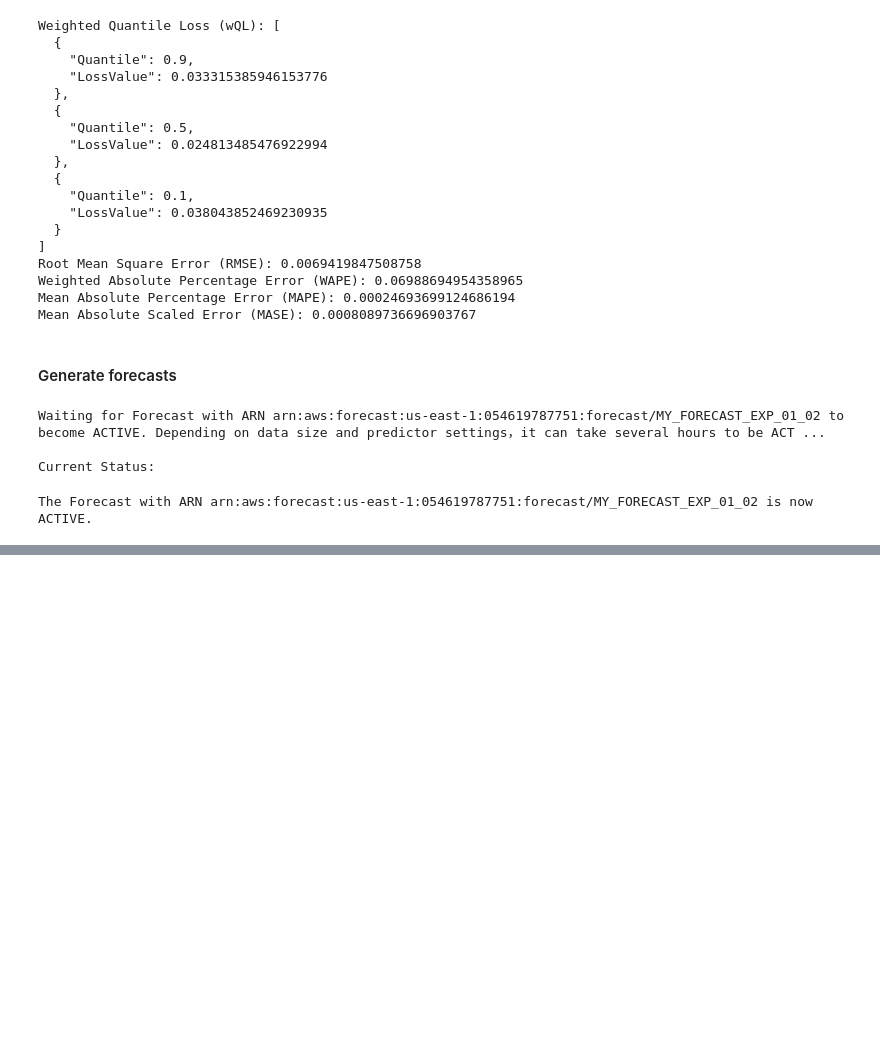
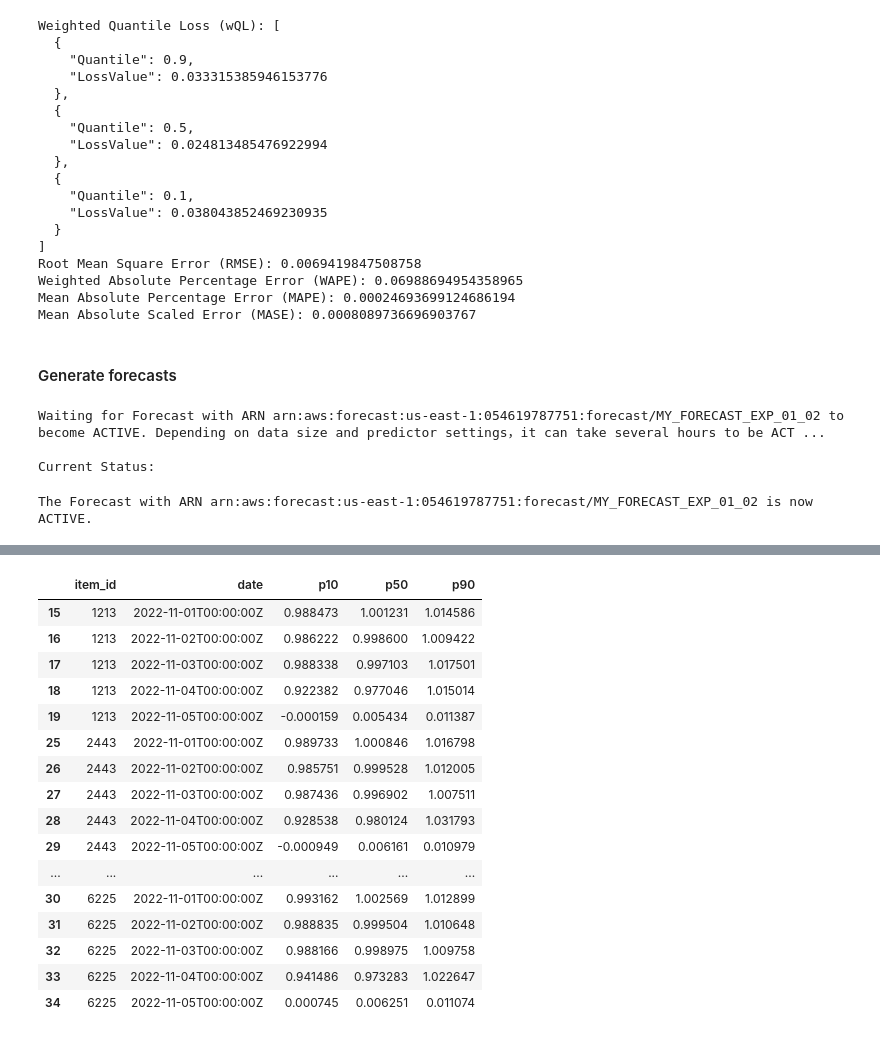
Before and after one commit to calebmcook/udacity-aws-machine-learning-nanodegree-capstone, a Jupyter notebook: 02-Forecasting.ipynb, the cells around one changed output, grey strips where cells are left out. Cells and saved outputs as stored; diff of their text form; code cells hidden in the pictures; blank space fills up the shorter version.

```diff
--- a/02-Forecasting.ipynb
+++ b/02-Forecasting.ipynb
@@ -648,4 +645,4 @@ download: s3://forecast-exp-1111/my_forecast_exp01/my_forecast_exp1_01_export_20
 # %%
-dfs = [pd.read_csv(f) for f in glob.glob(os.path.join(os.getcwd(),"exp_01","forecast_01","*.csv"))]
+dfs = [pd.read_csv(f) for f in glob.glob(os.path.join(os.getcwd(),"exp_01_02","forecast_01_02","*.csv"))]
 forecasts_01_02 = pd.concat(dfs)
 # %%
@@ -670,0 +668,23 @@ forecasts_01_02.sort_values('item_id')
+# %%
+actuals_1101 = ['1213','1472','1512','1538','2025','2321','2443','3018','3043','3536','6225','8101','9110']
+# %%
+#showing the 5-day predictions for the 13 stocks that show up on the actual watchlist for 11/01/2022:
+forecasts_01_02[forecasts_01_02['item_id'].isin(actuals_1101)].sort_values(['item_id','date'])
+# %% [output]
+|  | item_id | date | p10 | p50 | p90 |
+| 15 | 1213 | 2022-11-01T00:00:00Z | 0.988473 | 1.001231 | 1.014586 |
+| 16 | 1213 | 2022-11-02T00:00:00Z | 0.986222 | 0.998600 | 1.009422 |
+| 17 | 1213 | 2022-11-03T00:00:00Z | 0.988338 | 0.997103 | 1.017501 |
+| 18 | 1213 | 2022-11-04T00:00:00Z | 0.922382 | 0.977046 | 1.015014 |
+| 19 | 1213 | 2022-11-05T00:00:00Z | -0.000159 | 0.005434 | 0.011387 |
+| 25 | 2443 | 2022-11-01T00:00:00Z | 0.989733 | 1.000846 | 1.016798 |
+| 26 | 2443 | 2022-11-02T00:00:00Z | 0.985751 | 0.999528 | 1.012005 |
+| 27 | 2443 | 2022-11-03T00:00:00Z | 0.987436 | 0.996902 | 1.007511 |
+| 28 | 2443 | 2022-11-04T00:00:00Z | 0.928538 | 0.980124 | 1.031793 |
+| 29 | 2443 | 2022-11-05T00:00:00Z | -0.000949 | 0.006161 | 0.010979 |
+| ... | ... | ... | ... | ... | ... |
+| 30 | 6225 | 2022-11-01T00:00:00Z | 0.993162 | 1.002569 | 1.012899 |
+| 31 | 6225 | 2022-11-02T00:00:00Z | 0.988835 | 0.999504 | 1.010648 |
+| 32 | 6225 | 2022-11-03T00:00:00Z | 0.988166 | 0.998975 | 1.009758 |
+| 33 | 6225 | 2022-11-04T00:00:00Z | 0.941486 | 0.973283 | 1.022647 |
+| 34 | 6225 | 2022-11-05T00:00:00Z | 0.000745 | 0.006251 | 0.011074 |
```
Also changed, not shown: parts of 4 cells of this notebook, 1 other file.
